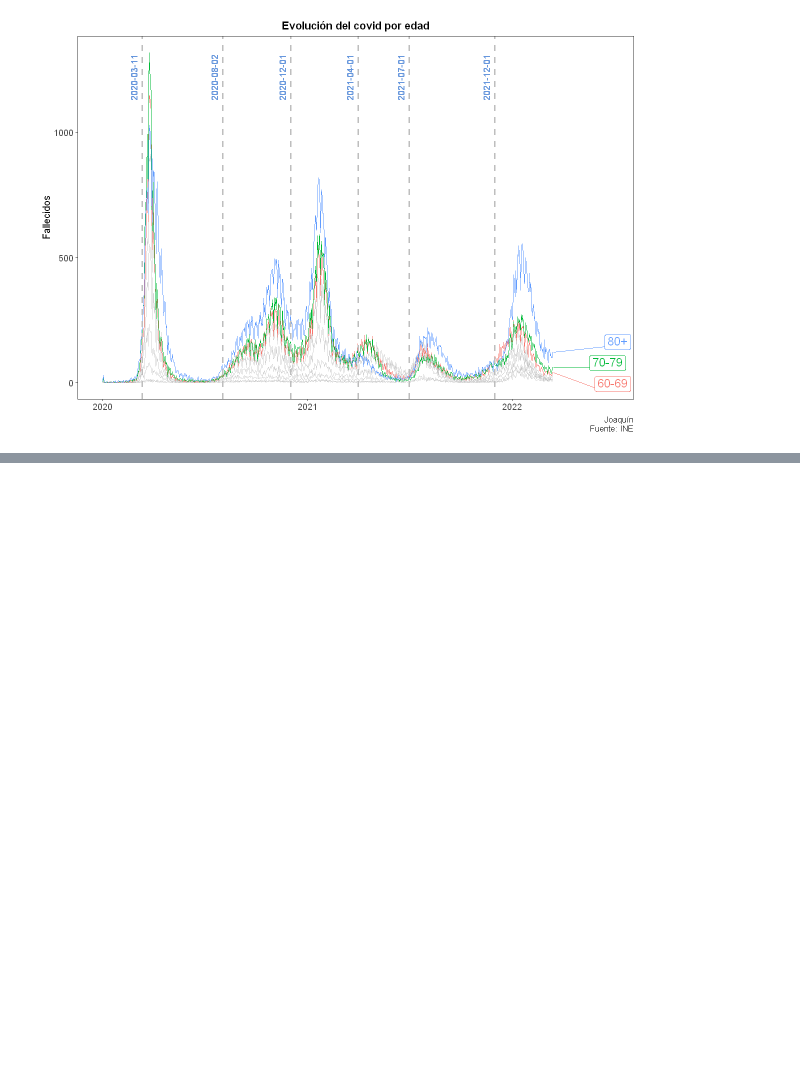
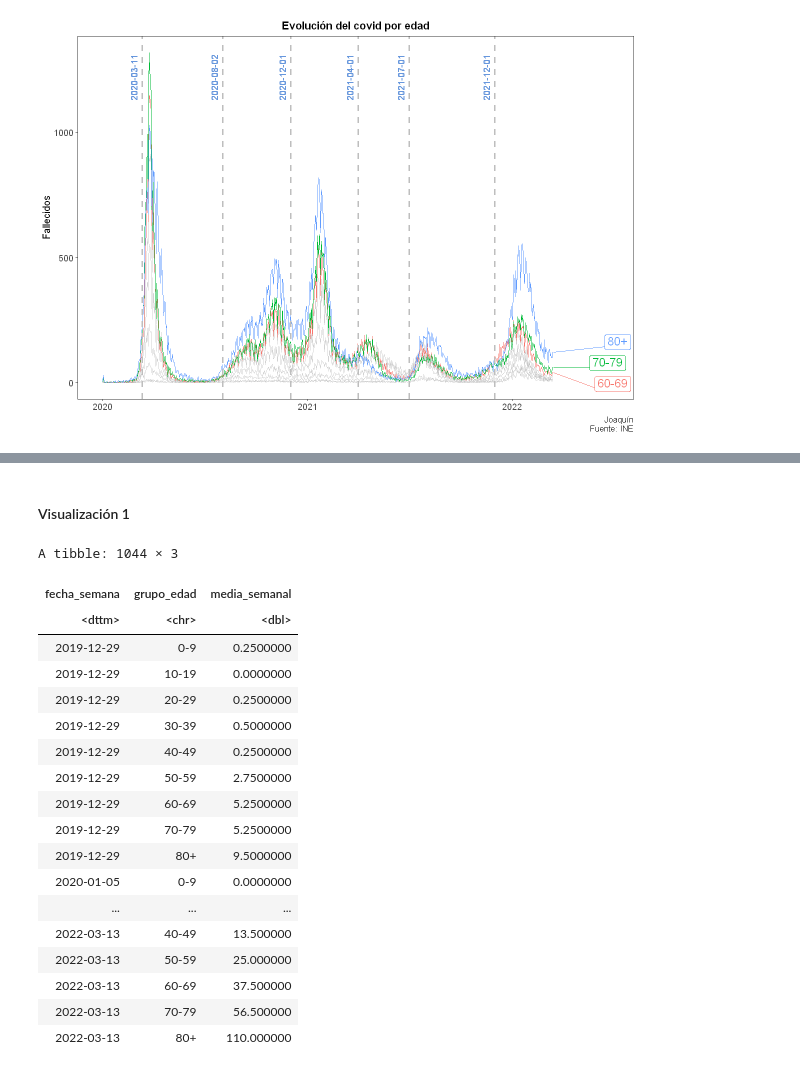
Before and after one commit to Atuneros/trabajos, a Jupyter notebook: visualizacion/practica1.ipynb, the cells around one changed output, grey strips where cells are left out. Saved outputs shown, nothing was run; the diff lists cells and outputs as text; code cells hidden in the pictures; blank space fills up the shorter version.

```diff
--- a/visualizacion/practica1.ipynb
+++ b/visualizacion/practica1.ipynb
@@ -304,0 +381,37 @@ ggplot(data = df, aes(x = fecha, y = total, color=grupo_edad)) +
+# %%
+# Ayuda de datos
+
+df2 <- covid_provincias_poblacion  %>%
+      group_by(fecha,grupo_edad) %>%
+      summarise(total = sum (num_hosp), # agregamos por provincia y sexo
+                .groups ="drop") %>%
+      mutate (fecha_semana = round_date(fecha, "1 weeks")) %>%
+      group_by(fecha_semana,grupo_edad) %>%
+      summarise(media_semanal = mean (total), # hacemos la media por semana
+                # agregamos por edad y sexo
+                .groups ="drop") %>%
+      ungroup ()
+# %% [markdown]
+#### Visualización 1
+# %%
+df2
+# %% [output]
+A tibble: 1044 × 3
+| fecha_semana | grupo_edad | media_semanal |
+| <dttm> | <chr> | <dbl> |
+| 2019-12-29 | 0-9 | 0.2500000 |
+| 2019-12-29 | 10-19 | 0.0000000 |
+| 2019-12-29 | 20-29 | 0.2500000 |
+| 2019-12-29 | 30-39 | 0.5000000 |
+| 2019-12-29 | 40-49 | 0.2500000 |
+| 2019-12-29 | 50-59 | 2.7500000 |
+| 2019-12-29 | 60-69 | 5.2500000 |
+| 2019-12-29 | 70-79 | 5.2500000 |
+| 2019-12-29 | 80+ | 9.5000000 |
+| 2020-01-05 | 0-9 | 0.0000000 |
+| ... | ... | ... |
+| 2022-03-13 | 40-49 | 13.500000 |
+| 2022-03-13 | 50-59 | 25.000000 |
+| 2022-03-13 | 60-69 | 37.500000 |
+| 2022-03-13 | 70-79 | 56.500000 |
+| 2022-03-13 | 80+ | 110.000000 |
```
Also changed, not shown: parts of 42 cells of this notebook.
